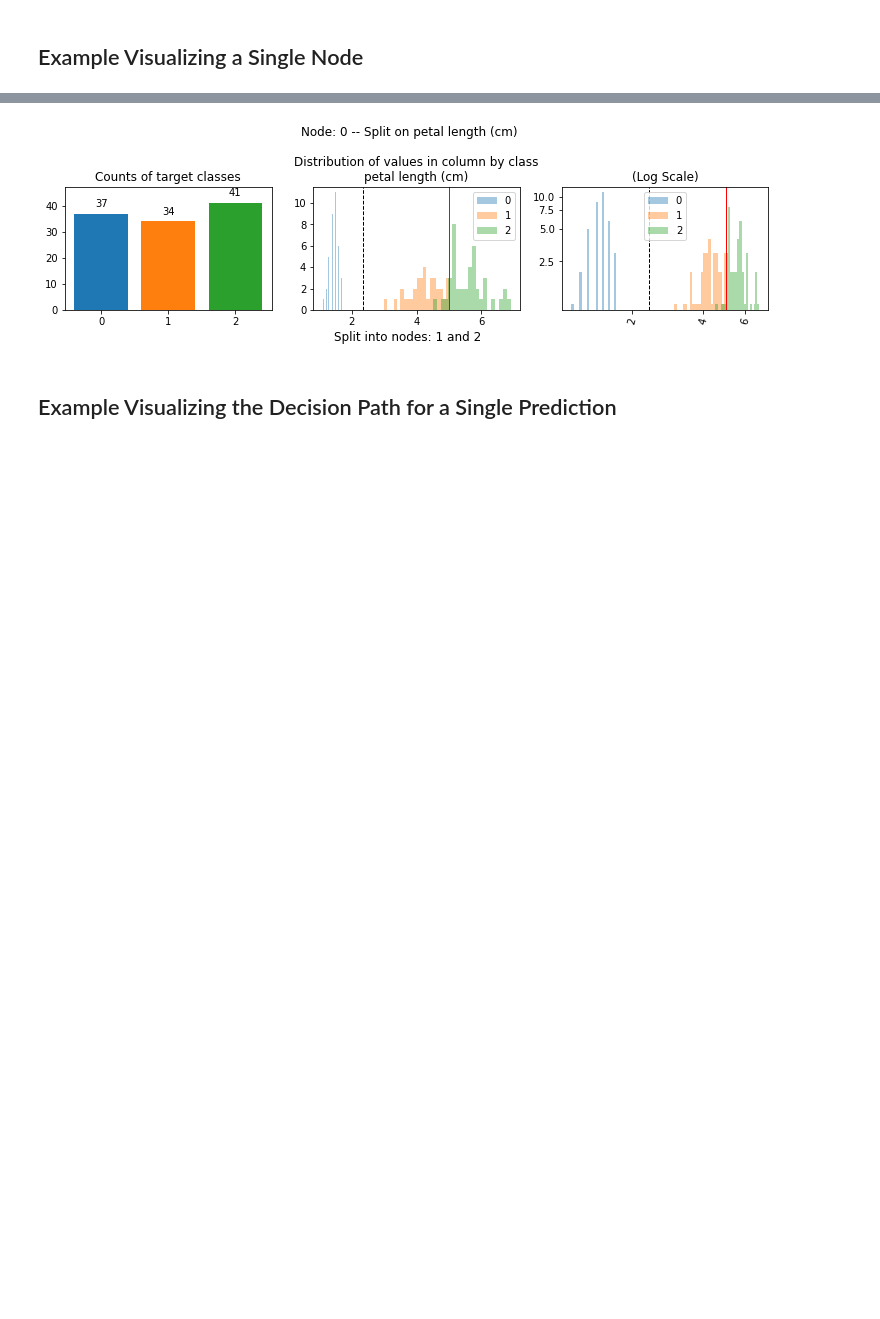
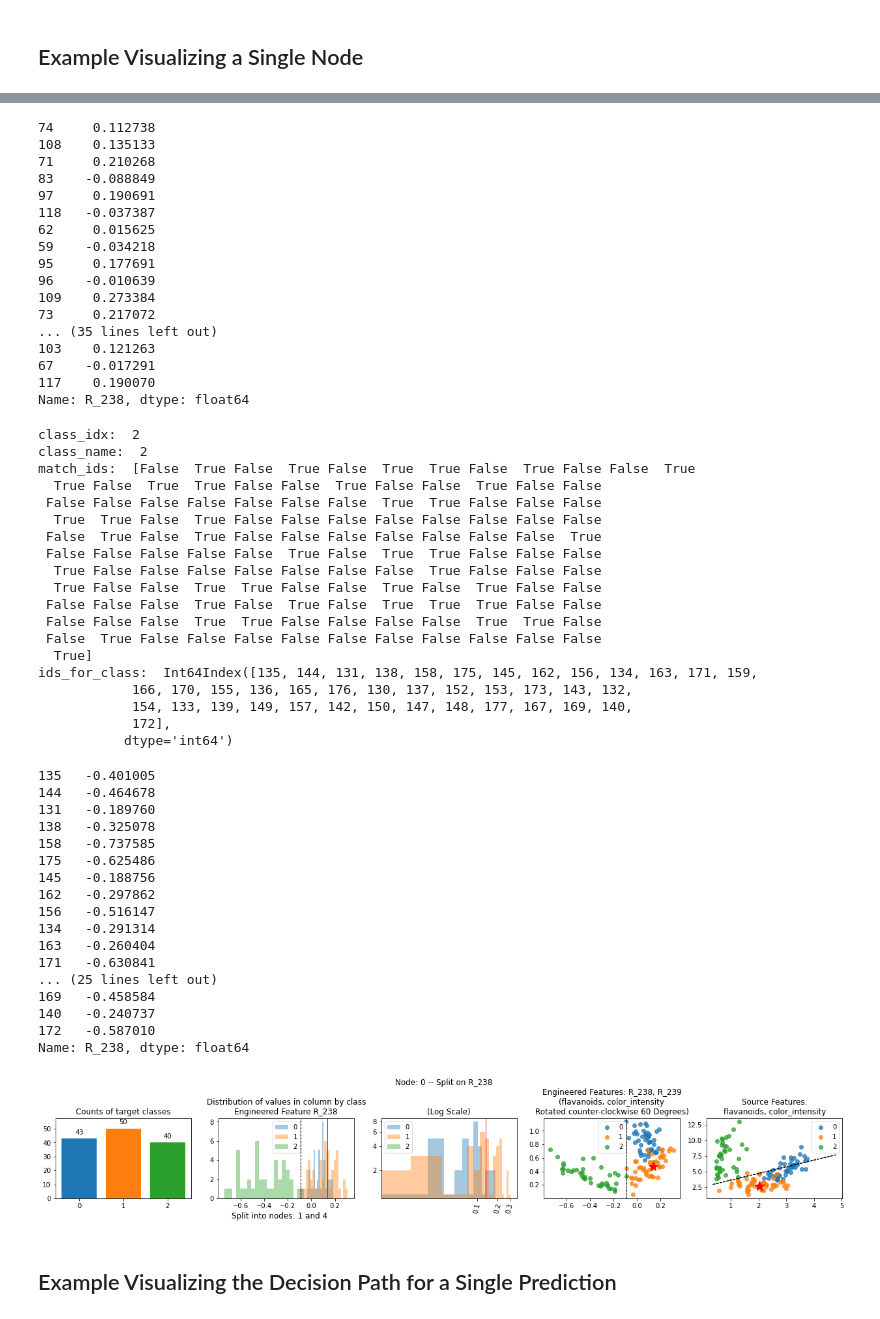
Before and after one commit to Brett-Kennedy/RotationFeatures, a Jupyter notebook: examples/Visualization_Examples.ipynb, the cells around one changed output, grey strips where cells are left out. Saved outputs shown, nothing was run; the diff lists cells and outputs as text; code cells hidden in the pictures; blank space fills up the shorter version.

Commit message:
fixed bug setting index

```diff
--- a/examples/Visualization_Examples.ipynb
+++ b/examples/Visualization_Examples.ipynb
@@ -24,7 +18,7 @@ np.random.seed(0)
 ## Constants used to control the examples shown
 # %%
 # Set to one of: "iris", "breast_cancer", or "wine"
-DATASET_TESTED = "iris"
+DATASET_TESTED = "wine"
 # %% [markdown]
 ## Method to load data
 # %%
@@ -95,6 +86,6 @@ tree_viewer = GraphTwoDimTree(tree = dt,
                               rota = rota)
 
 tree_viewer.graph_node(node_idx =0,
-                       row=X_train.iloc[10],
+                       row=X_train_extended.iloc[10],
                        show_log_scale=True)
 # %% [output]
@@ -101,4 +253,57 @@ tree_viewer.graph_node(node_idx =0,
+74     0.112738
+108    0.135133
+71     0.210268
+83    -0.088849
+97     0.190691
+118   -0.037387
+62     0.015625
+59    -0.034218
+95     0.177691
+96    -0.010639
+109    0.273384
+73     0.217072
+... (35 lines left out)
+103    0.121263
+67    -0.017291
+117    0.190070
+Name: R_238, dtype: float64
+class_idx:  2
+class_name:  2
+match_ids:  [False  True False  True False  True  True False  True False False  True
+  True False  True  True False False  True False False  True False False
+ False False False False False False False  True  True False False False
+  True  True False  True False False False False False False False False
+ False  True False  True False False False False False False False  True
+ False False False False False  True False  True  True False False False
+  True False False False False False False False  True False False False
+  True False False  True  True False False  True False  True False False
+ False False False  True False  True False  True  True  True False False
+ False False False  True  True False False False False  True  True False
+ False  True False False False False False False False False False False
+  True]
+ids_for_class:  Int64Index([135, 144, 131, 138, 158, 175, 145, 162, 156, 134, 163, 171, 159,
+            166, 170, 155, 136, 165, 176, 130, 137, 152, 153, 173, 143, 132,
+            154, 133, 139, 149, 157, 142, 150, 147, 148, 177, 167, 169, 140,
+            172],
+           dtype='int64')
+135   -0.401005
+144   -0.464678
+131   -0.189760
+138   -0.325078
+158   -0.737585
+175   -0.625486
+145   -0.188756
+162   -0.297862
+156   -0.516147
+134   -0.291314
+163   -0.260404
+171   -0.630841
+... (25 lines left out)
+169   -0.458584
+140   -0.240737
+172   -0.587010
+Name: R_238, dtype: float64
-[figure, old version]
+[figure, new version]
 # %% [markdown]
 ## Example Visualizing the Decision Path for a Single Prediction
 # %%
```
Also changed, not shown: parts of 8 cells of this notebook, 3 other files.
